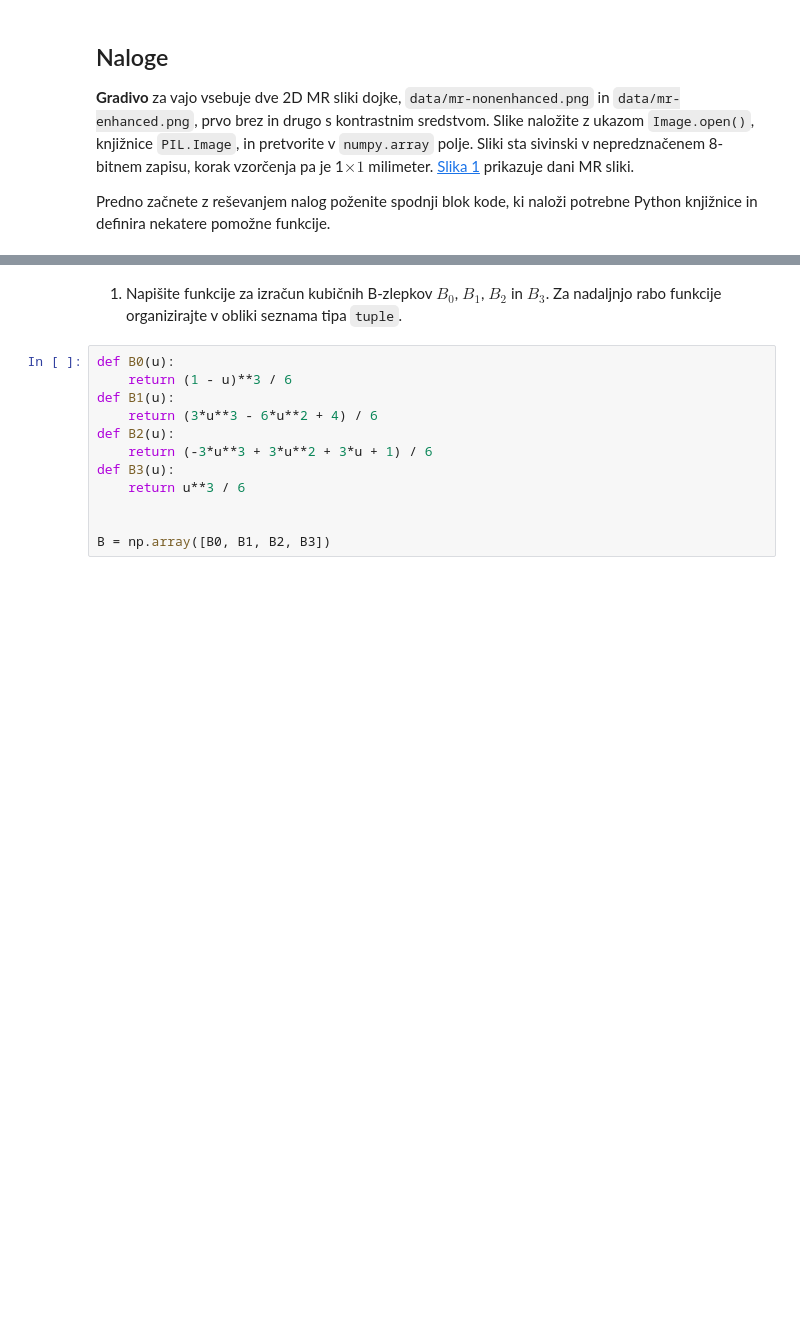
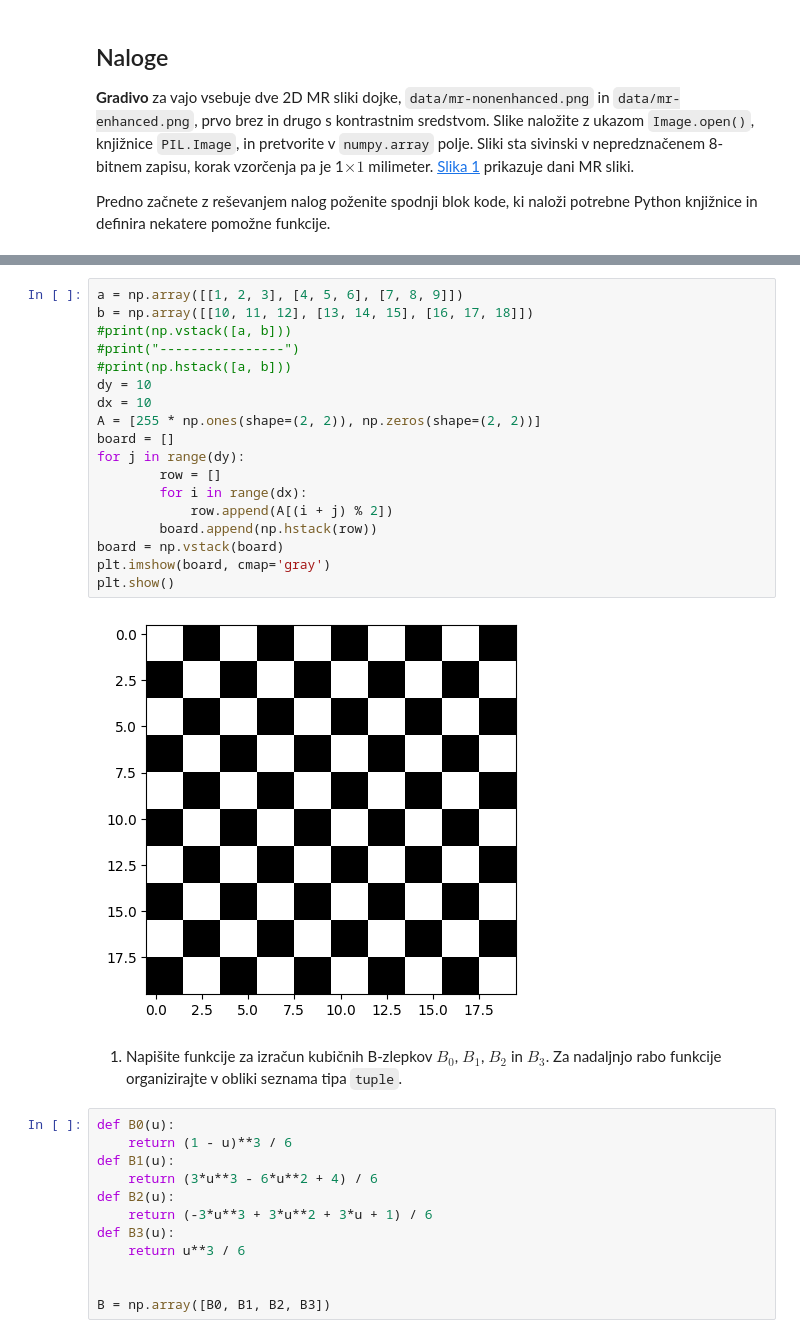
Before and after one commit to dis012/MedicalImageAnalysis, a Jupyter notebook: Vaja2/01-Netoga_poravnava_slik 2/1_Netoga_poravnava_slik.ipynb, the cells around one changed output, grey strips where cells are left out. Saved outputs shown, nothing was run; the diff lists cells and outputs as text; blank space fills up the shorter version.

```diff
--- a/Vaja2/01-Netoga_poravnava_slik 2/1_Netoga_poravnava_slik.ipynb
+++ b/Vaja2/01-Netoga_poravnava_slik 2/1_Netoga_poravnava_slik.ipynb
@@ -162,6 +171,26 @@ Requirement already satisfied: scipy in /Users/adisskrijelj/Desktop/FE/Biomedici
 Requirement already satisfied: numpy<2.3,>=1.22.4 in /Users/adisskrijelj/Desktop/FE/Biomedicinska_Tehnika/Analiza medicinskih slik/Vaje/venv/lib/python3.9/site-packages (from scipy) (1.26.4)
 WARNING: You are using pip version 21.2.4; however, version 24.3.1 is available.
 You should consider upgrading via the '/Users/adisskrijelj/Desktop/FE/Biomedicinska_Tehnika/Analiza medicinskih slik/Vaje/venv/bin/python3 -m pip install --upgrade pip' command.
+# %%
+a = np.array([[1, 2, 3], [4, 5, 6], [7, 8, 9]])
+b = np.array([[10, 11, 12], [13, 14, 15], [16, 17, 18]])
+#print(np.vstack([a, b]))
+#print("----------------")
+#print(np.hstack([a, b]))
+dy = 10
+dx = 10
+A = [255 * np.ones(shape=(2, 2)), np.zeros(shape=(2, 2))]
+board = []
+for j in range(dy):
+        row = []
+        for i in range(dx):
+            row.append(A[(i + j) % 2])
+        board.append(np.hstack(row))
+board = np.vstack(board)
+plt.imshow(board, cmap='gray')
+plt.show()
+# %% [output]
+[figure, added]
 # %% [markdown]
 1. Napišite funkcije za izračun kubičnih B-zlepkov $B_0$, $B_1$, $B_2$ in $B_3$. Za nadaljnjo rabo funkcije organizirajte v obliki seznama tipa `tuple`.
 # %%
```
Also changed, not shown: parts of 3 cells of this notebook, 3 other files.
